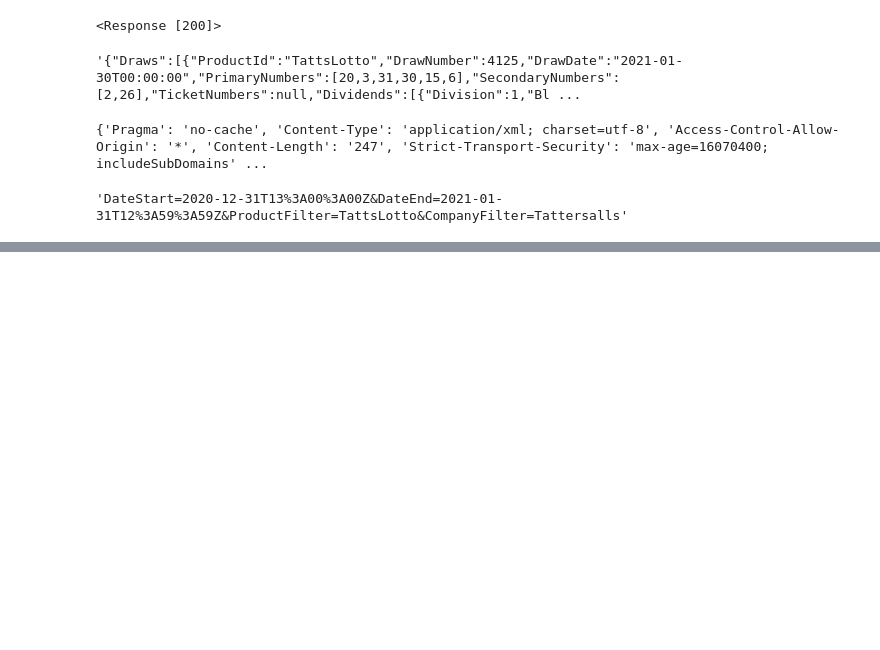
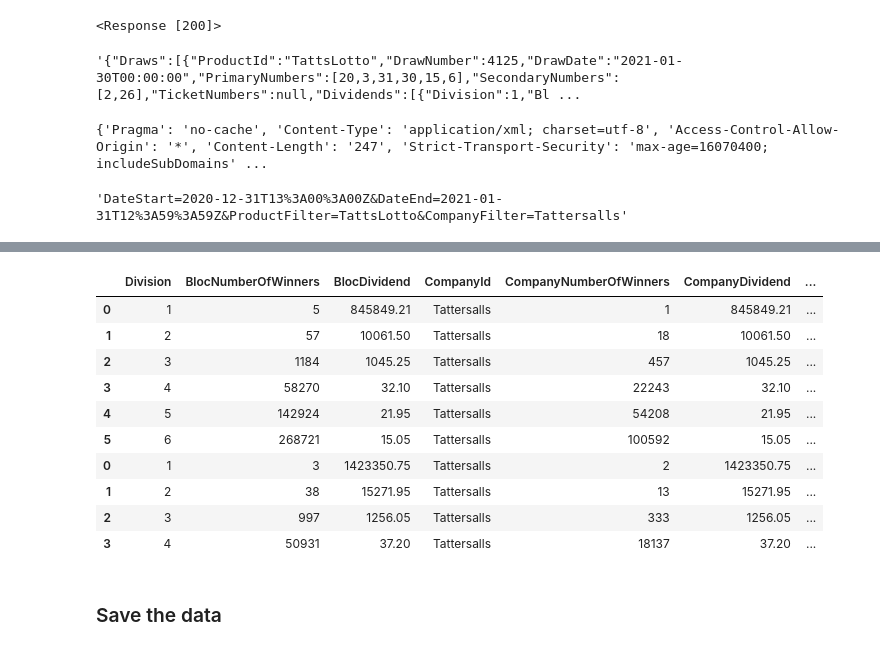
Before and after one commit to james-pearce/lotto, a Jupyter notebook: 001-web-scraping.ipynb, the cells around one changed output, grey strips where cells are left out. Saved outputs shown, nothing was run; the diff lists cells and outputs as text; code cells hidden in the pictures; blank space fills up the shorter version.

Commit message:
saved draw data to 27 March 2021

```diff
--- a/001-web-scraping.ipynb
+++ b/001-web-scraping.ipynb
@@ -171,2 +166,0 @@ thelott_api_get = "https://api.tatts.com/svc/sales/vmax/web/data/lotto/companies
-# %%
-r = requests.get(url=thelott_api_get)
@@ -180,0 +174,6 @@ r.text
+# %%
+years = [2015, 2016, 2017, 2018, 2019, 2020, 2021]
+months = [(month+1) for month in range(12)]
+thelott_api = "https://data.api.thelott.com/sales/vmax/web/data/lotto/results/search/daterange/"
+current_year = 2021
+current_month = 3
@@ -180,0 +296,24 @@ r.text
+# %%
+import pandas as pd
+
+draw_df_list = []
+numbers_df_list = []
+dividends_df_list = []
+for result in results_list:
+    for draw in result:
+        draw_df_list.append(dict(DrawNumber=draw['DrawNumber'], DrawDate=pd.to_datetime(draw['DrawDate'])))
+        number_list = []
+        number_type = 'Primary'
+        order = 0
+        for number in draw['PrimaryNumbers']:
+            order += 1
+            number_list.append(dict(DrawNumber=draw['DrawNumber'], NumberDrawn=number, NumberType=number_type, Order=order))
+        number_type = 'Secondary'
+        order = 0
+        for number in draw['SecondaryNumbers']:
+            order += 1
+            number_list.append(dict(DrawNumber=draw['DrawNumber'], NumberDrawn=number, NumberType=number_type, Order=order))
+        numbers_df_list.append(pd.DataFrame(number_list))
+        dividends_df = pd.DataFrame(draw['Dividends'])
+        dividends_df['DrawNumber'] = draw['DrawNumber']
+        dividends_df_list.append(dividends_df)
@@ -180,0 +344,17 @@ r.text
+# %%
+dividends_df = pd.concat(dividends_df_list)
+dividends_df.head(10)
+# %% [output]
+|  | Division | BlocNumberOfWinners | BlocDividend | CompanyId | CompanyNumberOfWinners | CompanyDividend | ... |
+| 0 | 1 | 5 | 845849.21 | Tattersalls | 1 | 845849.21 | ... |
+| 1 | 2 | 57 | 10061.50 | Tattersalls | 18 | 10061.50 | ... |
+| 2 | 3 | 1184 | 1045.25 | Tattersalls | 457 | 1045.25 | ... |
+| 3 | 4 | 58270 | 32.10 | Tattersalls | 22243 | 32.10 | ... |
+| 4 | 5 | 142924 | 21.95 | Tattersalls | 54208 | 21.95 | ... |
+| 5 | 6 | 268721 | 15.05 | Tattersalls | 100592 | 15.05 | ... |
+| 0 | 1 | 3 | 1423350.75 | Tattersalls | 2 | 1423350.75 | ... |
+| 1 | 2 | 38 | 15271.95 | Tattersalls | 13 | 15271.95 | ... |
+| 2 | 3 | 997 | 1256.05 | Tattersalls | 333 | 1256.05 | ... |
+| 3 | 4 | 50931 | 37.20 | Tattersalls | 18137 | 37.20 | ... |
+# %% [markdown]
+### Save the data
```
Also changed, not shown: parts of 18 cells of this notebook, 3 other files.
